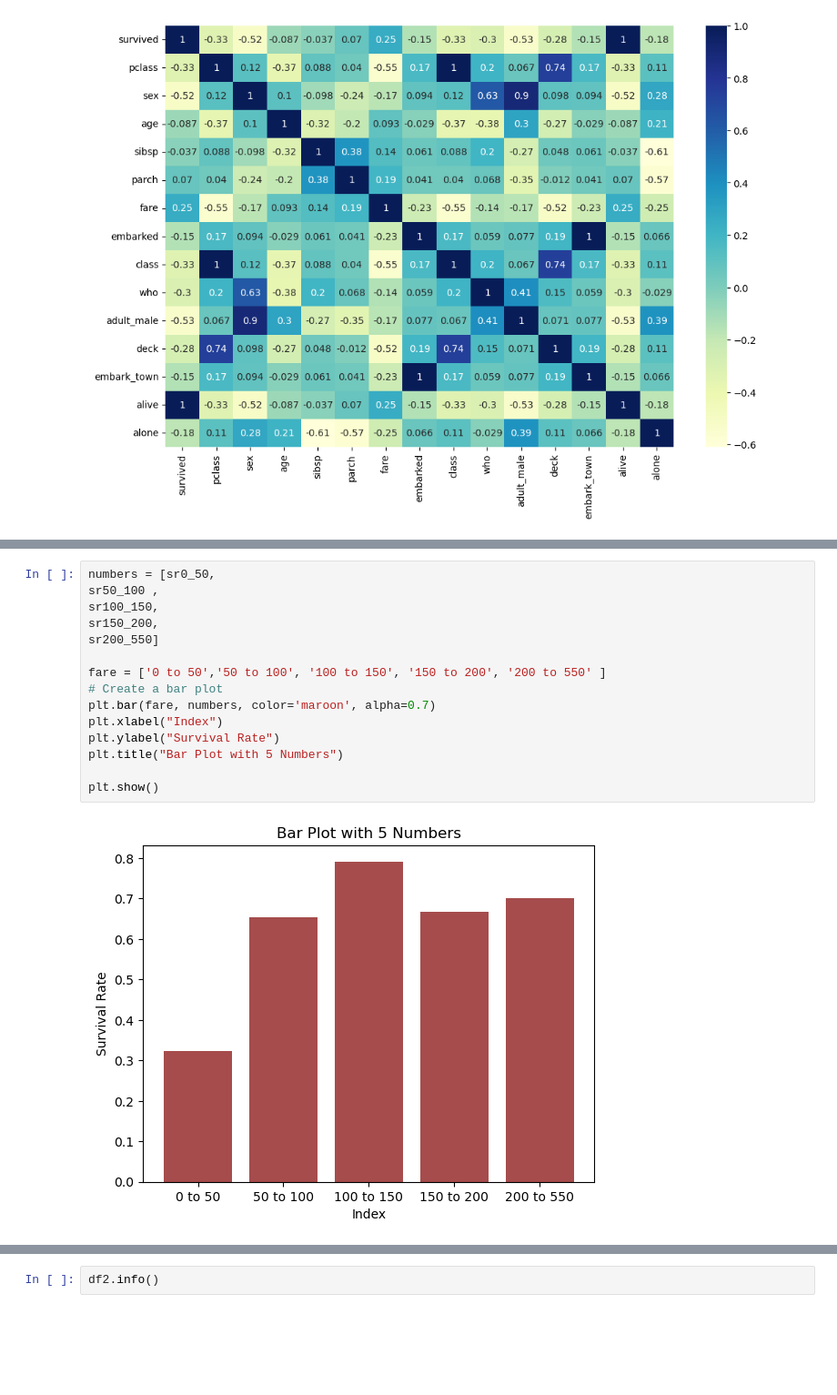
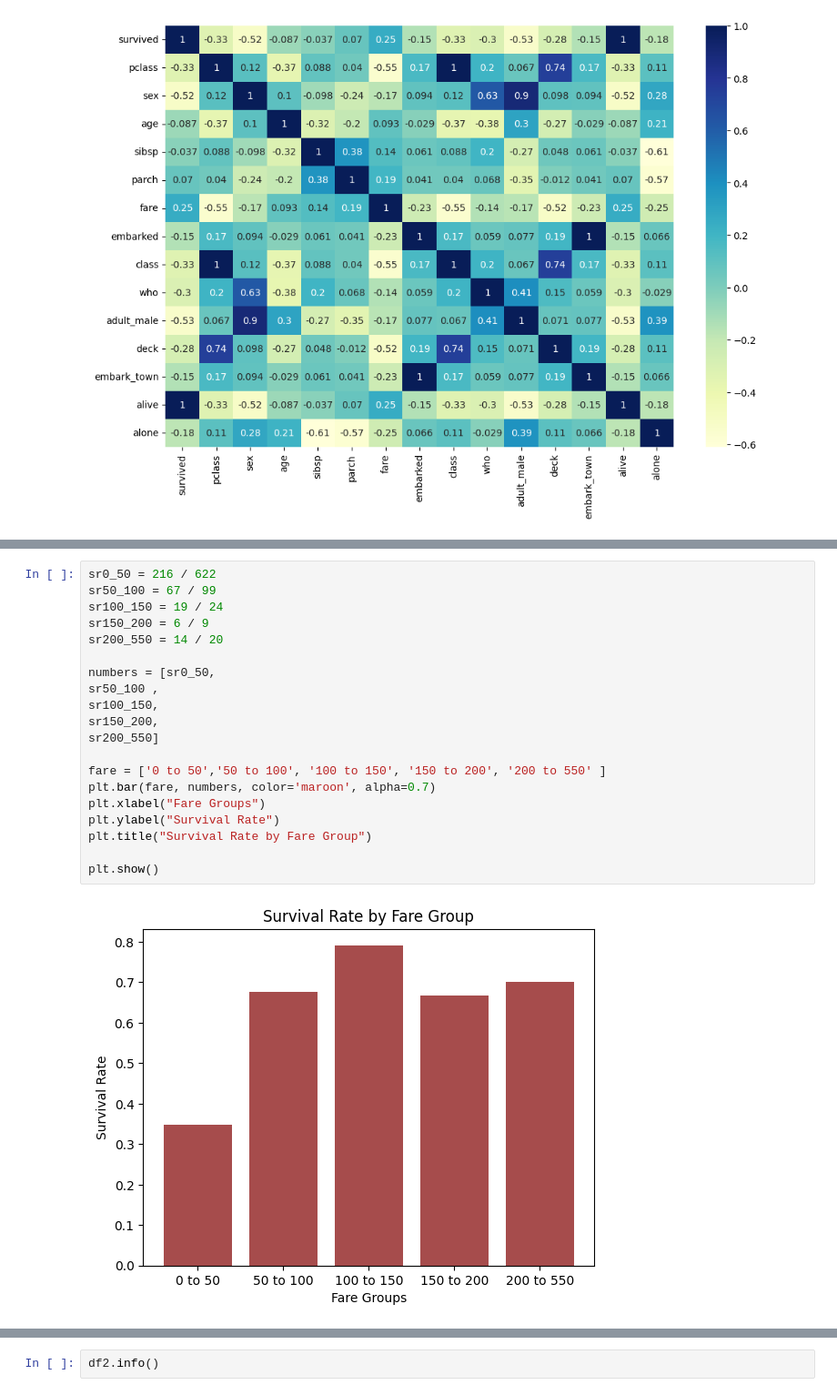
Before and after one commit to denezo/data-science-course, a Jupyter notebook: DS_CA2.ipynb, the cells around one changed output, grey strips where cells are left out. Shown at 91% size. Drawn from its saved outputs; the diff is of its cells as text; blank space fills up the shorter version.

```diff
--- a/DS_CA2.ipynb
+++ b/DS_CA2.ipynb
@@ -534,18 +593,23 @@ Fare Groups
 # %%
+sr0_50 = 216 / 622
+sr50_100 = 67 / 99
+sr100_150 = 19 / 24
+sr150_200 = 6 / 9
+sr200_550 = 14 / 20
+
 numbers = [sr0_50,
 sr50_100 ,
 sr100_150,
 sr150_200,
 sr200_550]
 
 fare = ['0 to 50','50 to 100', '100 to 150', '150 to 200', '200 to 550' ]
-# Create a bar plot
 plt.bar(fare, numbers, color='maroon', alpha=0.7)
-plt.xlabel("Index")
+plt.xlabel("Fare Groups")
 plt.ylabel("Survival Rate")
-plt.title("Bar Plot with 5 Numbers")
+plt.title("Survival Rate by Fare Group")
 
 plt.show()
 # %% [output]
-[figure, old version]
+[figure, new version]
 # %% [markdown]
```
Also changed, not shown: parts of 123 cells of this notebook.
